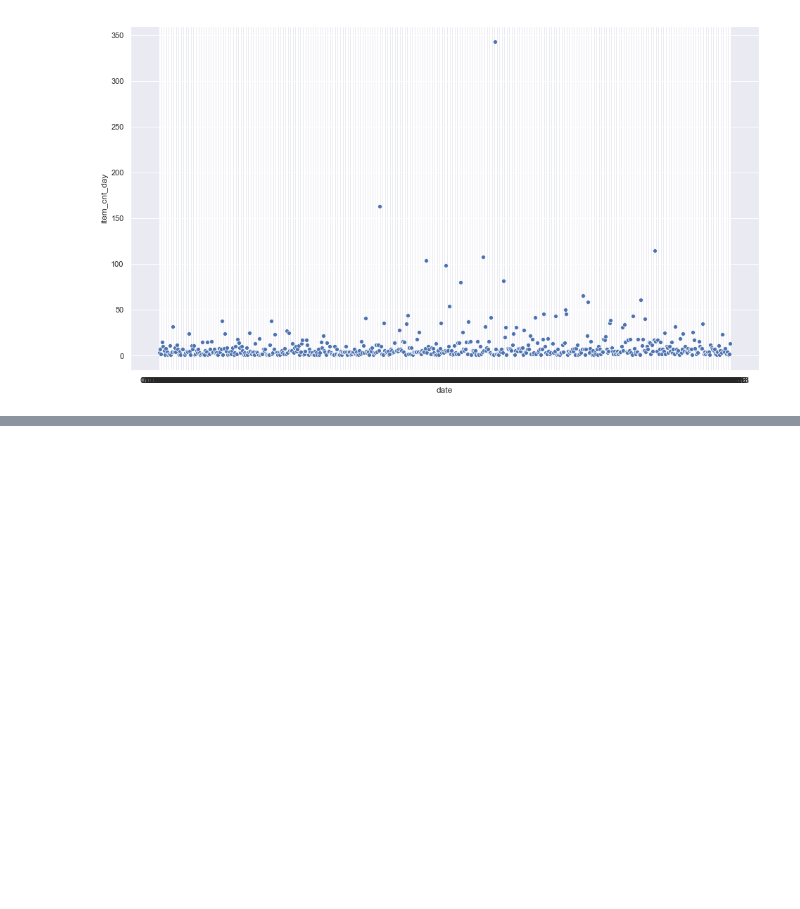
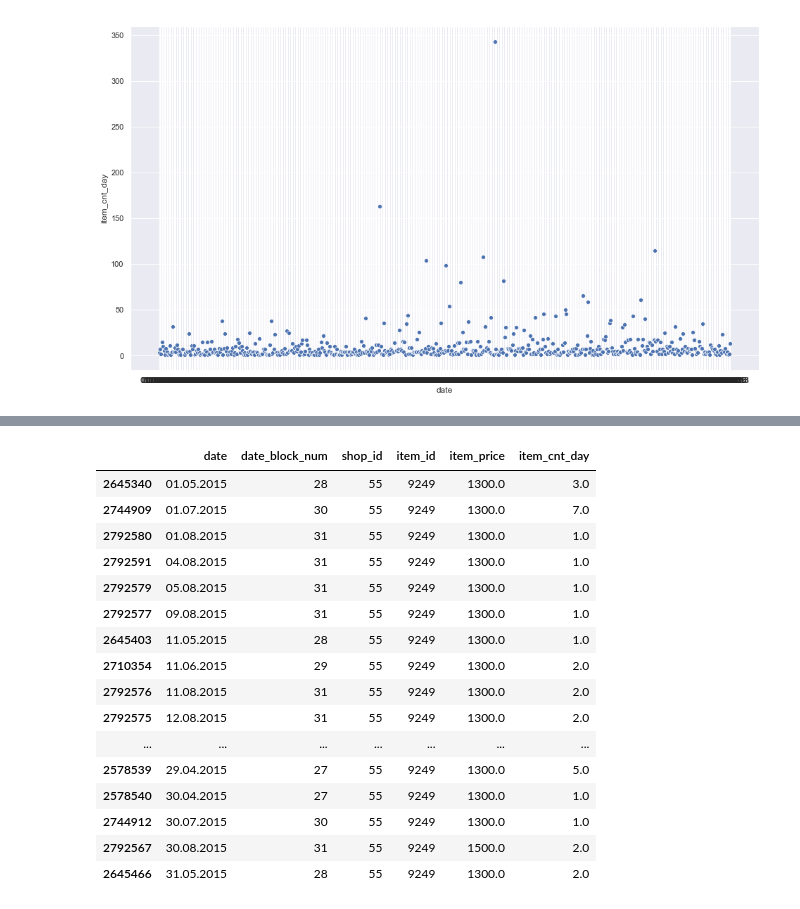
Before and after one commit to babinu-uthup-4JESUS-zz/Kaggle-Predict-Future-Sales, a Jupyter notebook: data_analysis_and_models/data_analysis_and_models.ipynb, the cells around one changed output, grey strips where cells are left out. Cells and saved outputs as stored; diff of their text form; code cells hidden in the pictures; blank space fills up the shorter version.

```diff
--- a/data_analysis_and_models/data_analysis_and_models.ipynb
+++ b/data_analysis_and_models/data_analysis_and_models.ipynb
@@ -167,0 +329,20 @@ Since, we want to predict a monthly estimate in the end, let us start with the m
+# %%
+train_data[(train_data['shop_id'] == 55) & (train_data['item_id'] == 9249)].sort_values(by=['date'])
+# %% [output]
+|  | date | date_block_num | shop_id | item_id | item_price | item_cnt_day |
+| 2645340 | 01.05.2015 | 28 | 55 | 9249 | 1300.0 | 3.0 |
+| 2744909 | 01.07.2015 | 30 | 55 | 9249 | 1300.0 | 7.0 |
+| 2792580 | 01.08.2015 | 31 | 55 | 9249 | 1300.0 | 1.0 |
+| 2792591 | 04.08.2015 | 31 | 55 | 9249 | 1300.0 | 1.0 |
+| 2792579 | 05.08.2015 | 31 | 55 | 9249 | 1300.0 | 1.0 |
+| 2792577 | 09.08.2015 | 31 | 55 | 9249 | 1300.0 | 1.0 |
+| 2645403 | 11.05.2015 | 28 | 55 | 9249 | 1300.0 | 1.0 |
+| 2710354 | 11.06.2015 | 29 | 55 | 9249 | 1300.0 | 2.0 |
+| 2792576 | 11.08.2015 | 31 | 55 | 9249 | 1300.0 | 2.0 |
+| 2792575 | 12.08.2015 | 31 | 55 | 9249 | 1300.0 | 2.0 |
+| ... | ... | ... | ... | ... | ... | ... |
+| 2578539 | 29.04.2015 | 27 | 55 | 9249 | 1300.0 | 5.0 |
+| 2578540 | 30.04.2015 | 27 | 55 | 9249 | 1300.0 | 1.0 |
+| 2744912 | 30.07.2015 | 30 | 55 | 9249 | 1300.0 | 1.0 |
+| 2792567 | 30.08.2015 | 31 | 55 | 9249 | 1500.0 | 2.0 |
+| 2645466 | 31.05.2015 | 28 | 55 | 9249 | 1300.0 | 2.0 |
```
Also changed, not shown: parts of 45 cells of this notebook.
